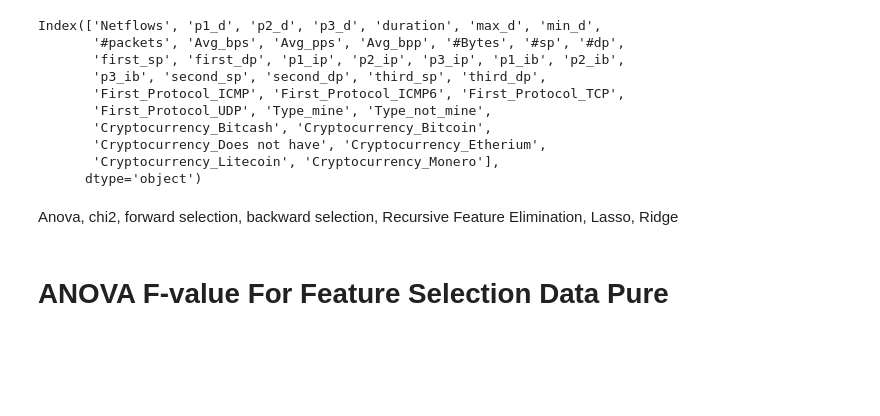
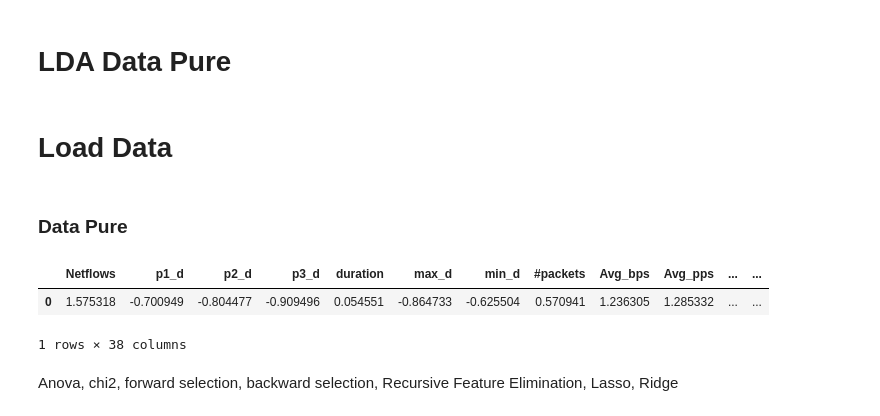
Before and after one commit to Kaiziferr/-Miner_Detector, a Jupyter notebook: PDG/6. Feature_Selection.ipynb, the cells around one changed output. Drawn from its saved outputs; the diff is of its cells as text; code cells hidden in the pictures; blank space fills up the shorter version.

```diff
--- a/PDG/6. Feature_Selection.ipynb
+++ b/PDG/6. Feature_Selection.ipynb
@@ -8,0 +33,2 @@ from sklearn.discriminant_analysis import LinearDiscriminantAnalysis
+# %% [markdown]
+# LDA Data Pure
@@ -9,16 +43,13 @@ from sklearn.discriminant_analysis import LinearDiscriminantAnalysis
+# %% [markdown]
+# Load Data
+# %% [markdown]
+### Data Pure
 # %%
-data = pd.read_csv('data_i.csv')
-data.columns
+data_i = pd.read_csv('data_i.csv')
+data_i.head(1)
 # %% [output]
+|  | Netflows | p1_d | p2_d | p3_d | duration | max_d | min_d | #packets | Avg_bps | Avg_pps | ... | ... |
+| 0 | 1.575318 | -0.700949 | -0.804477 | -0.909496 | 0.054551 | -0.864733 | -0.625504 | 0.570941 | 1.236305 | 1.285332 | ... | ... |
-Index(['Netflows', 'p1_d', 'p2_d', 'p3_d', 'duration', 'max_d', 'min_d',
-       '#packets', 'Avg_bps', 'Avg_pps', 'Avg_bpp', '#Bytes', '#sp', '#dp',
-       'first_sp', 'first_dp', 'p1_ip', 'p2_ip', 'p3_ip', 'p1_ib', 'p2_ib',
-       'p3_ib', 'second_sp', 'second_dp', 'third_sp', 'third_dp',
-       'First_Protocol_ICMP', 'First_Protocol_ICMP6', 'First_Protocol_TCP',
-       'First_Protocol_UDP', 'Type_mine', 'Type_not_mine',
-       'Cryptocurrency_Bitcash', 'Cryptocurrency_Bitcoin',
-       'Cryptocurrency_Does not have', 'Cryptocurrency_Etherium',
-       'Cryptocurrency_Litecoin', 'Cryptocurrency_Monero'],
-      dtype='object')
+1 rows × 38 columns
 # %% [markdown]
 Anova, chi2, forward selection, backward selection, Recursive Feature Elimination, Lasso, Ridge
@@ -28,2 +55,0 @@ X = data.drop(['Type_mine','Type_not_mine'], axis = 1)
-# %% [markdown]
-# ANOVA F-value For Feature Selection Data Pure
```
Also changed, not shown: parts of 51 cells of this notebook, 5 other files.
